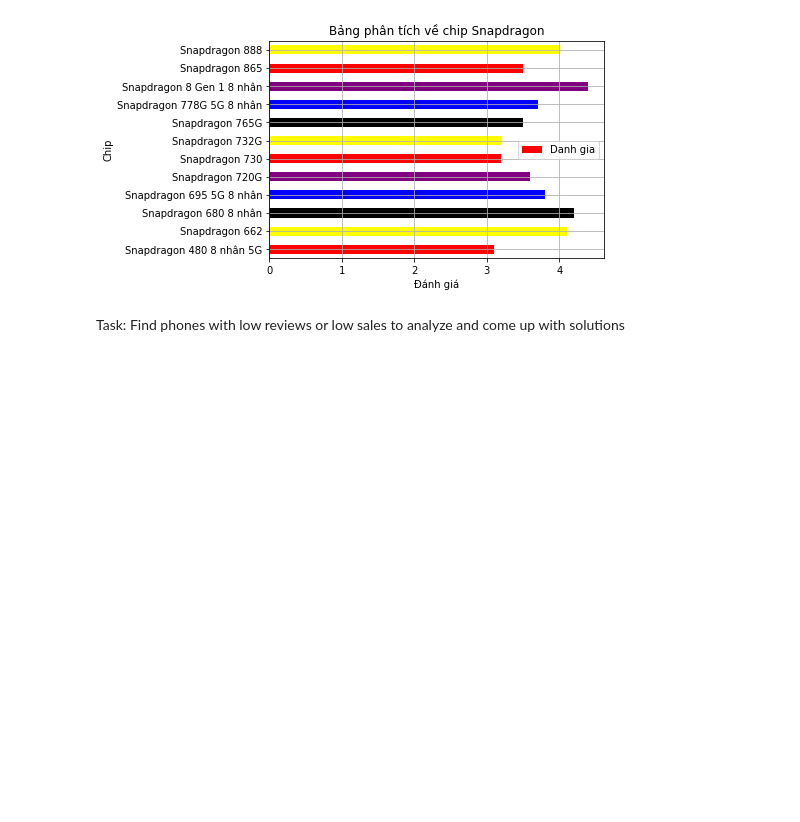
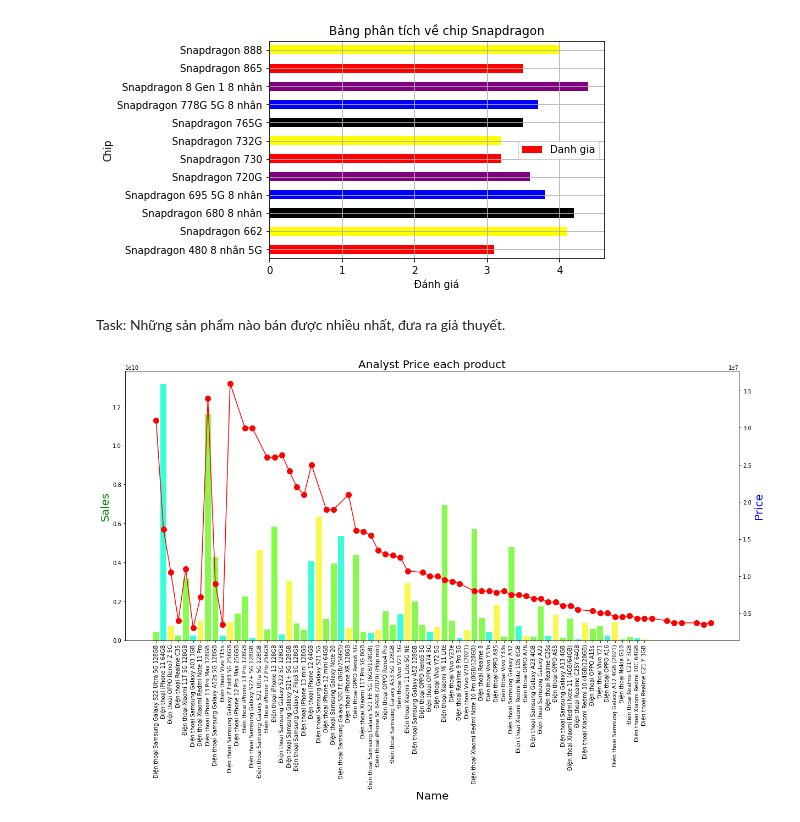
Before and after one commit to kienphamlalala/crawldata, a Jupyter notebook: xulyfile.ipynb, the cells around one changed output. Saved outputs shown, nothing was run; the diff lists cells and outputs as text; code cells hidden in the pictures; blank space fills up the shorter version.

Commit message:
Add almost graph task

```diff
--- a/xulyfile.ipynb
+++ b/xulyfile.ipynb
@@ -110,5 +93,26 @@ plt.grid()
 plt.show()
 # %% [output]
 [figure]
-# %% [markdown]
-Task: Find phones with low reviews or low sales to analyze and come up with solutions
+# %% [markdown]
+Task: Những sản phẩm nào bán được nhiều nhất, đưa ra giả thuyết.
+# %%
+df4=df
+df4['Sales']=df4['Gia']*df4['So Luong']
+df4_tmp=df4.loc[:,['Name','Gia','Sales']]
+
+c=['#85fd4d','#3afdda','#f9f94d','#85f94d']
+plt.figure(figsize=(20,9))
+ax1=plt.subplot()
+ax1.bar(df4_tmp['Name'],df4_tmp['Sales'],color=c)
+ax2=ax1.twinx()
+
+
+ax1.set_xlabel('Name',fontsize=20)
+ax2.plot(df4_tmp['Gia'],color='red',marker='.',markersize=20)
+ax2.set_ylabel('Price',color='blue',fontsize=20)
+ax1.set_ylabel('Sales',color='green',fontsize=20)
+ax1.set_xticklabels(df4_tmp['Name'],rotation=90)
+plt.title('Analyst Price each product',fontsize=20)
+plt.show()
+# %% [output]
+[figure, added]
```
Also changed, not shown: parts of 10 cells of this notebook.
